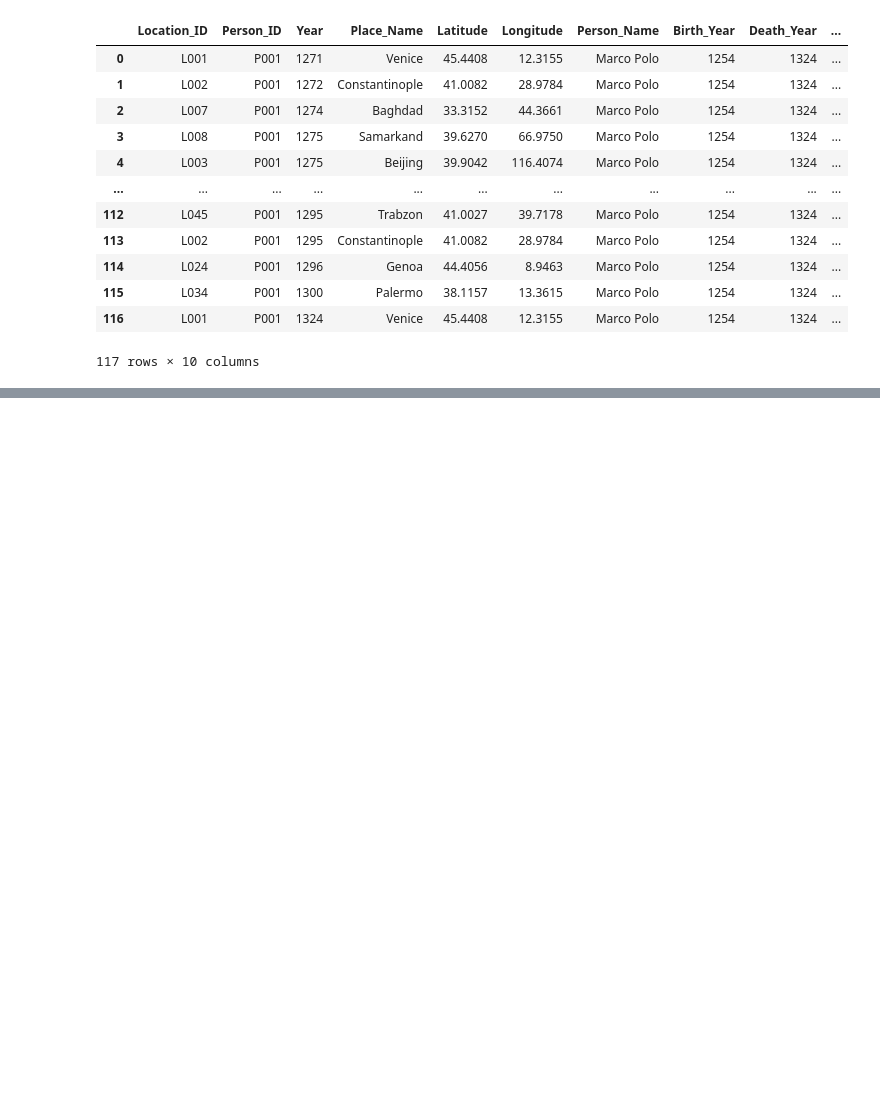
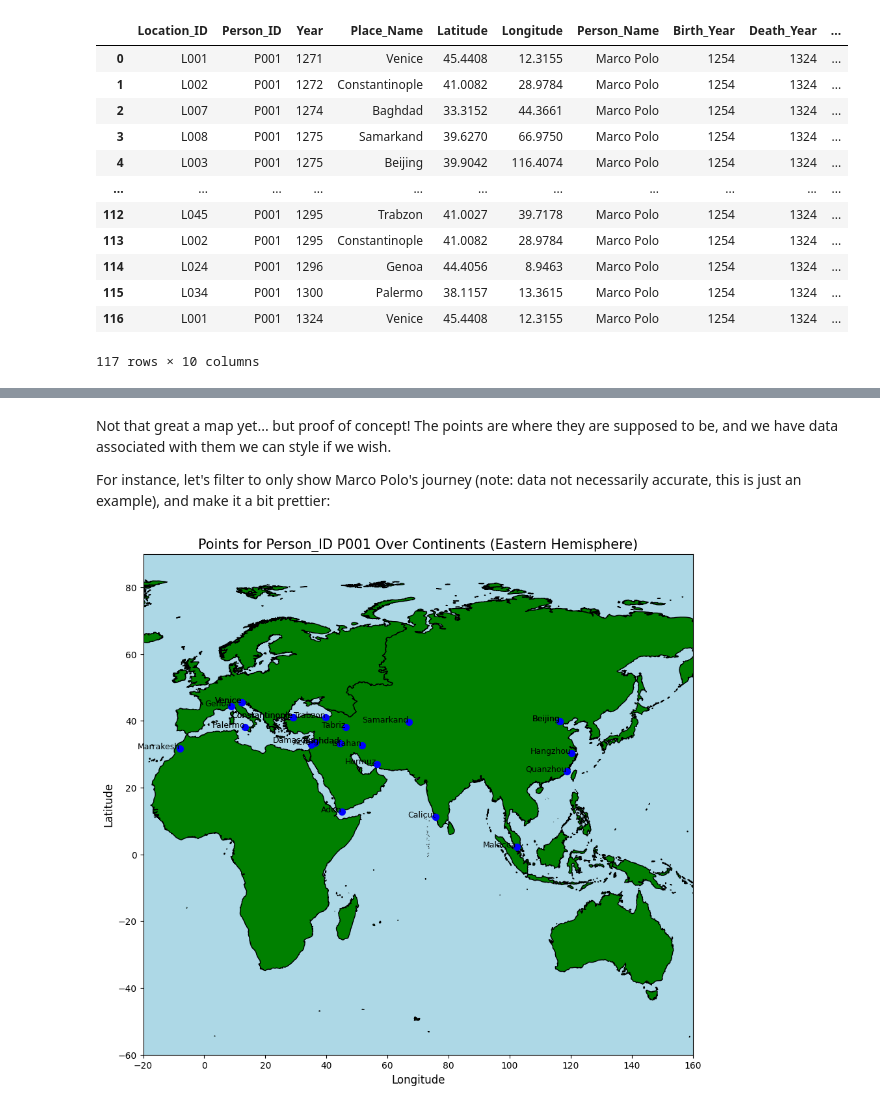
Before and after one commit to pickettj/teaching, a Jupyter notebook: Geospatial_Tutorial.ipynb, the cells around one changed output, grey strips where cells are left out. Cells and saved outputs as stored; diff of their text form; code cells hidden in the pictures; blank space fills up the shorter version.

```diff
--- a/Geospatial_Tutorial.ipynb
+++ b/Geospatial_Tutorial.ipynb
@@ -234,0 +281,37 @@ The points are showing up in what seems to be their correct geographic
+# %% [markdown]
+Not that great a map yet... but proof of concept! The points are where they are supposed to be, and we have data associated with them we can style if we wish.
+
+For instance, let's filter to only show Marco Polo's journey (note: data not necessarily accurate, this is just an example), and make it a bit prettier:
+# %%
+# Filter the GeoDataFrame for Person_ID = 'P001'
+filtered_geo_df = geo_final_cleaned_df[geo_final_cleaned_df['Person_ID'] == 'P001']
+
+# Create a figure and axis
+fig, ax = plt.subplots(figsize=(15, 10))  # Set the figure size
+
+# Set the background color
+ax.set_facecolor('lightblue')
+
+# Plot the continents with green color
+gdf.plot(ax=ax, color='green', edgecolor='black')  # Adjust color as needed
+
+# Plot the filtered points from geo_final_cleaned_df
+filtered_geo_df.plot(ax=ax, color='blue', markersize=50)  # Adjust markersize as needed
+
+# Add labels for each point using Place_Name
+for x, y, label in zip(filtered_geo_df.geometry.x, filtered_geo_df.geometry.y, filtered_geo_df['Place_Name']):
+    ax.text(x, y, label, fontsize=9, ha='right')  # Adjust fontsize and alignment as needed
+
+# Set title and labels
+ax.set_title('Points for Person_ID P001 Over Continents (Eastern Hemisphere)', fontsize=15)
+ax.set_xlabel('Longitude', fontsize=12)
+ax.set_ylabel('Latitude', fontsize=12)
+
+# Set limits to focus on the eastern hemisphere shifted 20 degrees west
+ax.set_xlim(-20, 160)  # Longitude limits for the adjusted eastern hemisphere
+ax.set_ylim(-60, 90)   # Latitude limits to cover most of the eastern hemisphere
+
+# Show the plot
+plt.show()
+# %% [output]
+[figure, added]
```
Also changed, not shown: parts of 4 cells of this notebook.
